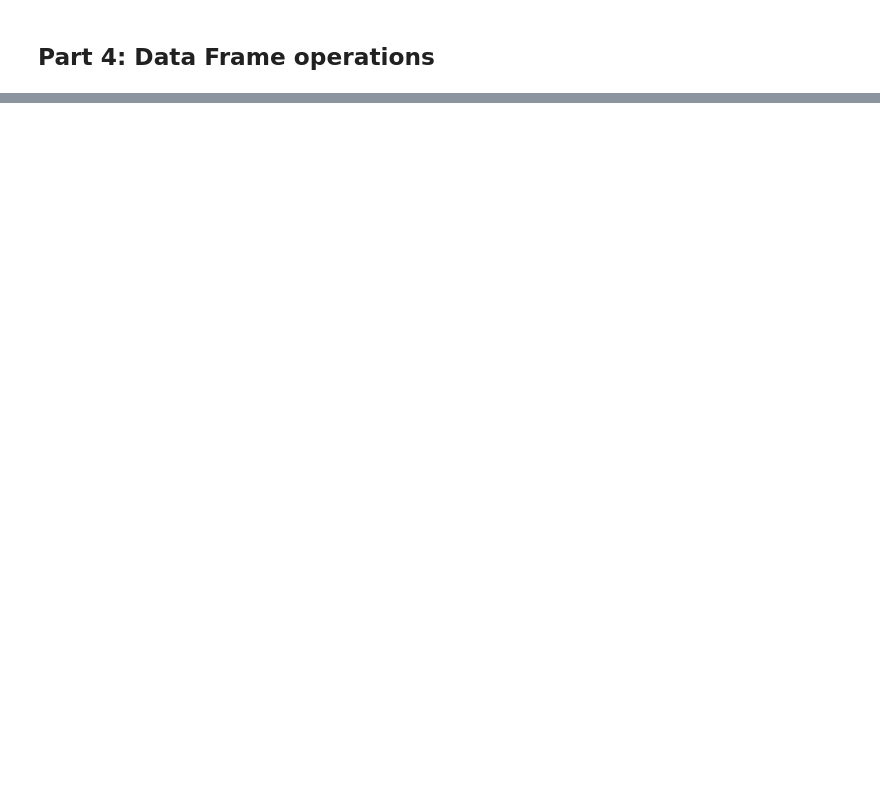
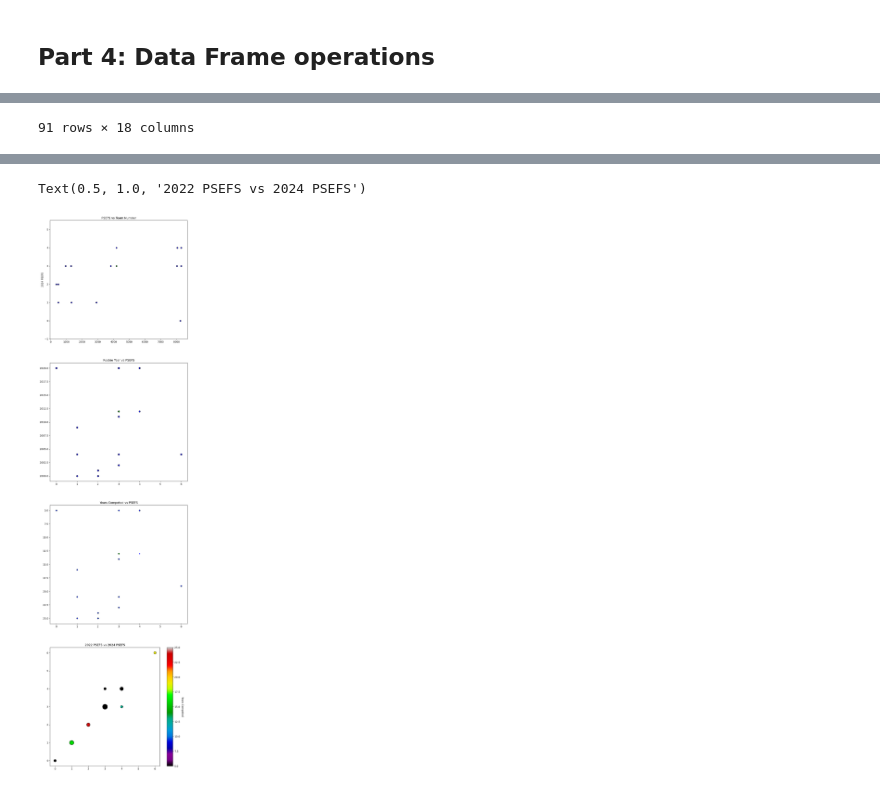
Before and after one commit to ifgc/FERMIS, a Jupyter notebook: introToPandas.ipynb, the cells around one changed output, grey strips where cells are left out. Saved outputs shown, nothing was run; the diff lists cells and outputs as text; code cells hidden in the pictures; blank space fills up the shorter version.

```diff
--- a/introToPandas.ipynb
+++ b/introToPandas.ipynb
@@ -126,6 +126,15 @@ plt.show()
 Im going to assume you've already converted data into a CSV. If not get your spreadsheet, it should be File>>Download>>CSV.
 # %%
 masterScoutingDF = pd.read_csv('ScoutingFRCFiles/MasterScoutingData3.csv')
+
 display(masterScoutingDF)
-masterScoutingDF['2024 PSEFS (initial)'] = masterScoutingDF['2024 PSEFS (initial)'].str.replace('-','10')
-masterScoutingDF['2024 PSEFS (initial)'] = masterScoutingDF['2024 PSEFS (initial)'].astype('int64')
+PSEFsYears =[2018,2019,2020,2022,2023,2024]
+for year in PSEFsYears:
+    if year > 2020:
+        name = str(year) +' PSEFS (initial)'
+    if year < 2021:
+        name = str(year) +' retro-PSEFS'
+    masterScoutingDF[name] = masterScoutingDF[name].str.replace('-','10')
+    masterScoutingDF[name] = masterScoutingDF[name].str.replace('Null','9')
+    masterScoutingDF[name] = masterScoutingDF[name].astype('int64')
+display(masterScoutingDF)
@@ -132,22 +168,53 @@ masterScoutingDF['2024 PSEFS (initial)'] = masterScoutingDF['2024 PSEFS (initial
 # %%
 # Create 1x3 subplots
+from collections import Counter
 
-
-fig, axs = plt.subplots(3, 1, figsize=(15, 10))
+fig, axs = plt.subplots(4, 1, figsize=(10, 40))
 # Filter the DataFrame to only include rows where '2024 PSEFS (initial)' is <= 5
-filteredDF = masterScoutingDF[masterScoutingDF['2024 PSEFS (initial)'] <= 5]
-
+filteredDF = masterScoutingDF[masterScoutingDF['2024 PSEFS (initial)'] <=6]
+display(filteredDF)
+filteredDF = filteredDF[filteredDF['2020 retro-PSEFS'] <=6]
+display(filteredDF)
 # Then plot using the filtered DataFrame
-axs[0].plot(filteredDF['#'], filteredDF['2024 PSEFS (initial)'], 'o-', color='r')
-
-
+axs[0].scatter(filteredDF['#'], filteredDF['2022 PSEFS (initial)'], color='r', s =25, edgecolor='black')
+axs[0].scatter(filteredDF['#'], filteredDF['2023 PSEFS (initial)'], color='g', s =25, edgecolor='black')
+axs[0].scatter(filteredDF['#'], filteredDF['2024 PSEFS (initial)'],  color='b', s =25, edgecolor='black')
+#axs[0].set_xlabel('Team Number')
+axs[0].set_ylabel('2024 PSEFS')
 axs[0].set_ylim(-1,5.5)
-axs[0].set_title('Name')
+axs[0].set_title('PSEFS vs Team Number')
 
 # Plot histogram for 'Species'
-axs[1].scatter( filteredDF['2024 PSEFS (initial)'], filteredDF['Rookie Year'], color='r', edgecolor='black')
-axs[1].set_title('Species')
+axs[1].scatter( filteredDF['2022 PSEFS (initial)'], filteredDF['Rookie Year'], color='r', edgecolor='black')
+axs[1].scatter( filteredDF['2023 PSEFS (initial)'], filteredDF['Rookie Year'], color='g', edgecolor='black')
+axs[1].scatter( filteredDF['2024 PSEFS (initial)'], filteredDF['Rookie Year'], color='b', edgecolor='black')
+axs[1].set_title('Rookie Year vs PSEFS')
 
 # Plot histogram for 'Species'
-axs[2].scatter( filteredDF['Years Competed'], filteredDF['2024 PSEFS (initial)'], color='r', edgecolor='black')
-axs[2].set_title('Species')
+axs[2].scatter(  filteredDF['2022 PSEFS (initial)'], filteredDF['Years Competed'],color='r',s =25, edgecolor='black')
+axs[2].scatter(  filteredDF['2023 PSEFS (initial)'], filteredDF['Years Competed'],color='g',s =15)
+axs[2].scatter(  filteredDF['2024 PSEFS (initial)'], filteredDF['Years Competed'],color='b',s =10)
+axs[2].invert_yaxis()
+axs[2].set_title('Years Competed vs PSEFS')
+
+# Plot histogram for 'Species'
+x_data = filteredDF['2024 PSEFS (initial)']
+y_data = filteredDF['2022 PSEFS (initial)']
+c_data = filteredDF['Years Competed']
+
+# Count occurrences of each (x, y) pair
+counter = Counter(zip(x_data, y_data))
+
+# Create sizes array based on occurrences
+sizes = [100 * counter[(x, y)] for x, y in zip(x_data, y_data)]
+
+# Scatter plot with sizes
+sc = axs[3].scatter(x_data, y_data, c=c_data, cmap='nipy_spectral', s=sizes, edgecolor='black')
+
+# Add colorbar
+cbar = plt.colorbar(sc, ax=axs[3])
+cbar.set_label('Years Competed', rotation=270, labelpad=15)
+
+# Title
+axs[3].set_title('2022 PSEFS vs 2024 PSEFS')
+# %% [output]
@@ -153,0 +233 @@ axs[2].set_title('Species')
+91 rows × 18 columns
@@ -153,0 +250,2 @@ axs[2].set_title('Species')
+Text(0.5, 1.0, '2022 PSEFS vs 2024 PSEFS')
+[figure, added]
```
Also changed, not shown: parts of 16 cells of this notebook.
